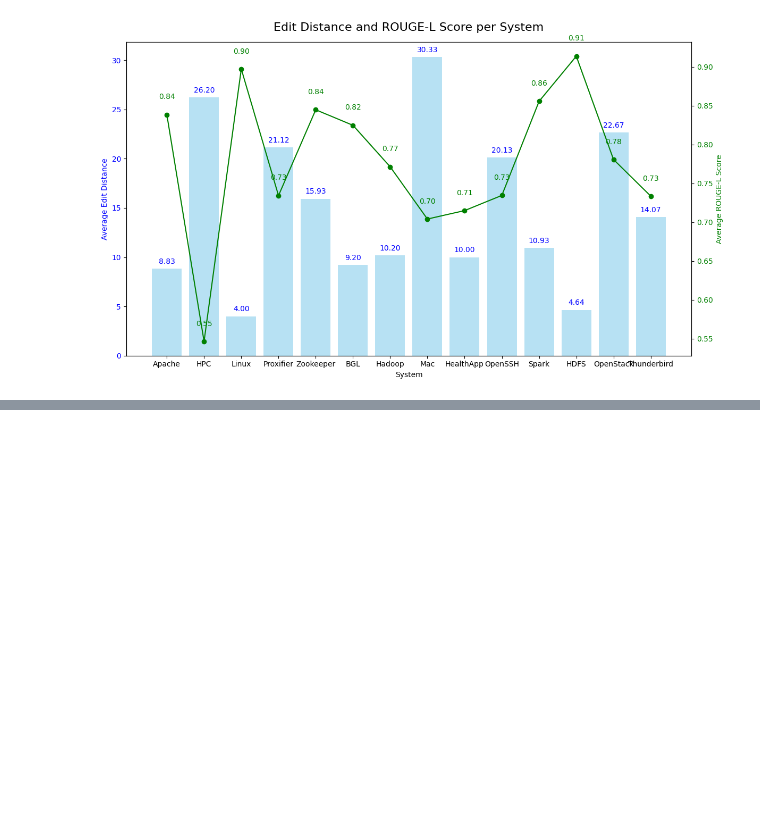
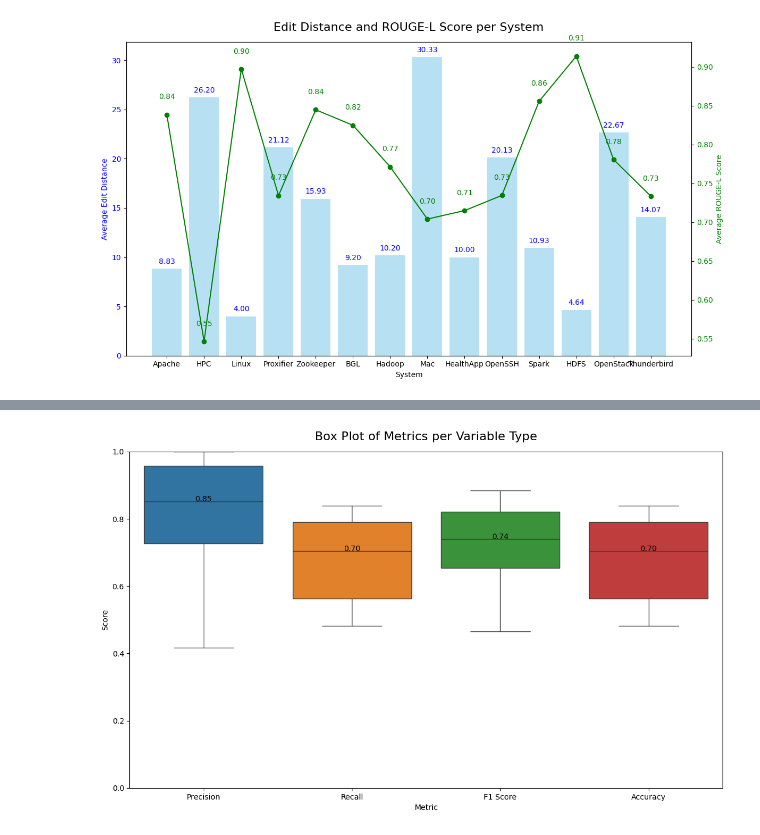
Before and after one commit to navneetsharma13/semantic_log_parsing, a Jupyter notebook: src/semantic_log_parsing.ipynb, the cells around one changed output, grey strips where cells are left out. Drawn from its saved outputs; the diff is of its cells as text; code cells hidden in the pictures; blank space fills up the shorter version.

```diff
--- a/src/semantic_log_parsing.ipynb
+++ b/src/semantic_log_parsing.ipynb
@@ -643,26 +677,28 @@ plt.show()
 # %%
 # 5.Box Plot of Metrics Per Variable Type
 metrics_all = pd.DataFrame({'Precision': list(precision_scores.values()),
                             'Recall': list(recall_scores.values()),
                             'F1 Score': list(f1_scores.values()),
                             'Accuracy': list(accuracy_scores.values())}, index=variable_types)
 plt.figure(figsize=(14, 8))
 ax = sns.boxplot(data=metrics_all)
 
 # Add median value labels on each box
 medians = metrics_all.median()
 
 for i, median in enumerate(medians):
-    ax.text(i, median, f'{median:.2f}', horizontalalignment='center', fontweight='bold', color='black', size=10)
+    ax.text(i, median, f'{median:.2f}', horizontalalignment='center', color='black', size=10)
 
 plt.title('Box Plot of Metrics per Variable Type', fontsize=16, fontweight='normal', pad=15)
 plt.xlabel('Metric')
 plt.ylabel('Score')
 plt.ylim(0, 1)
 # Save the plot before showing it
 plt.savefig(os.path.join(output_directory, 'box_plot_of_metrics_per_tariable_type.png'), bbox_inches='tight')
 
 plt.show()
+# %% [output]
+[figure, added]
 # %%
 # 6. Cumulative Distribution of Log Accuracy
 cumulative_accuracies = np.cumsum(log_message_accuracies) / np.arange(1, len(log_message_accuracies) + 1)
```
Also changed, not shown: parts of 8 cells of this notebook.
